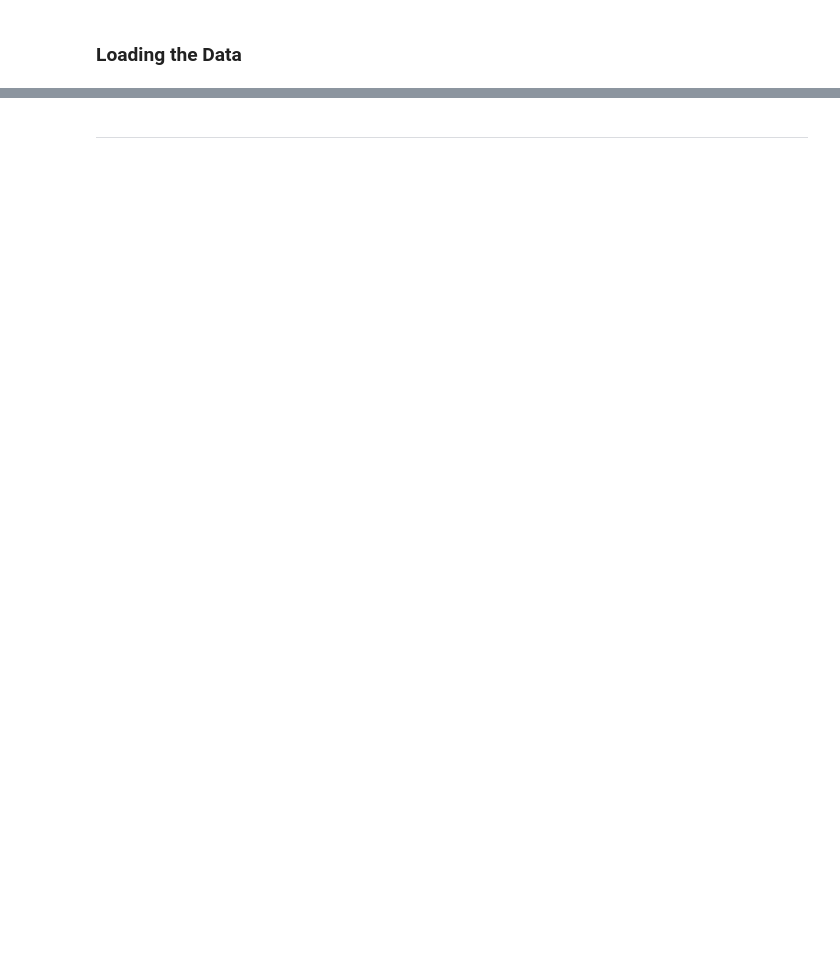
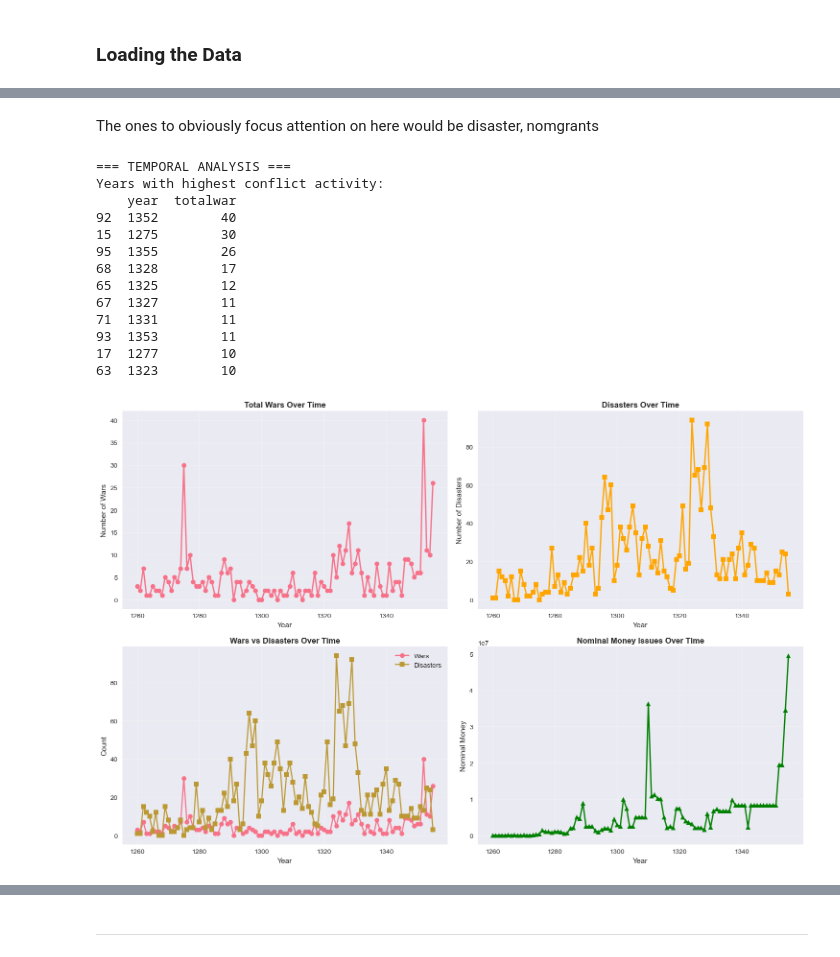
Before and after one commit to Yahya-Khan76/Inflation-From-the-past-to-present, a Jupyter notebook: 50295.ipynb, the cells around one changed output, grey strips where cells are left out. Drawn from its saved outputs; the diff is of its cells as text; code cells hidden in the pictures; blank space fills up the shorter version.

```diff
--- a/50295.ipynb
+++ b/50295.ipynb
@@ -40,0 +38,9 @@ yuan = pd.read_stata("yuan_inflation_data.dta")
+# %%
+# Load the dataset
+DATA_PATH = Path("yuan_inflation_data.dta")
+
+# Use read_stata for .dta files
+df = pd.read_stata(DATA_PATH)
+
+print("Dataset loaded successfully!")
+print(f"Dataset shape: {df.shape}")
@@ -128,0 +215,66 @@ It will be interesting to see how cpi correlates with number of wars as we conti
+# %% [markdown]
+The ones to obviously focus attention on here would be disaster, nomgrants
+# %%
+if 'year' in df.columns:
+    print("=== TEMPORAL ANALYSIS ===")
+
+    # Create time series analysis
+    yearly_stats = df.groupby('year').agg({
+        'totalwar': 'sum',
+        'disaster': 'sum',
+        'nominal': 'sum'
+    }).reset_index()
+
+    print("Years with highest conflict activity:")
+    print(yearly_stats.nlargest(10, 'totalwar')[['year', 'totalwar']])
+
+    # Plot temporal trends
+    fig, axes = plt.subplots(2, 2, figsize=(15, 10))
+
+    # Total wars over time
+    axes[0,0].plot(yearly_stats['year'], yearly_stats['totalwar'], marker='o', linewidth=2)
+    axes[0,0].set_title('Total Wars Over Time', fontweight='bold')
+    axes[0,0].set_xlabel('Year')
+    axes[0,0].set_ylabel('Number of Wars')
+    axes[0,0].grid(alpha=0.3)
+
+    # Disasters over time
+    axes[0,1].plot(yearly_stats['year'], yearly_stats['disaster'], marker='s', color='orange', linewidth=2)
+    axes[0,1].set_title('Disasters Over Time', fontweight='bold')
+    axes[0,1].set_xlabel('Year')
+    axes[0,1].set_ylabel('Number of Disasters')
+    axes[0,1].grid(alpha=0.3)
+
+    # Combined view
+    axes[1,0].plot(yearly_stats['year'], yearly_stats['totalwar'], label='Wars', marker='o')
+    axes[1,0].plot(yearly_stats['year'], yearly_stats['disaster'], label='Disasters', marker='s')
+    axes[1,0].set_title('Wars vs Disasters Over Time', fontweight='bold')
+    axes[1,0].set_xlabel('Year')
+    axes[1,0].set_ylabel('Count')
+    axes[1,0].legend()
+    axes[1,0].grid(alpha=0.3)
+
+    # Nominal money over time
+    axes[1,1].plot(yearly_stats['year'], yearly_stats['nominal'], marker='^', color='green', linewidth=2)
+    axes[1,1].set_title('Nominal Money Issues Over Time', fontweight='bold')
+    axes[1,1].set_xlabel('Year')
+    axes[1,1].set_ylabel('Nominal Money')
+    axes[1,1].grid(alpha=0.3)
+
+    plt.tight_layout()
+    plt.show()
+# %% [output]
+=== TEMPORAL ANALYSIS ===
+Years with highest conflict activity:
+    year  totalwar
+92  1352        40
+15  1275        30
+95  1355        26
+68  1328        17
+65  1325        12
+67  1327        11
+71  1331        11
+93  1353        11
+17  1277        10
+63  1323        10
+[figure, added]
```
Also changed, not shown: parts of 106 cells of this notebook, 23 other files.
